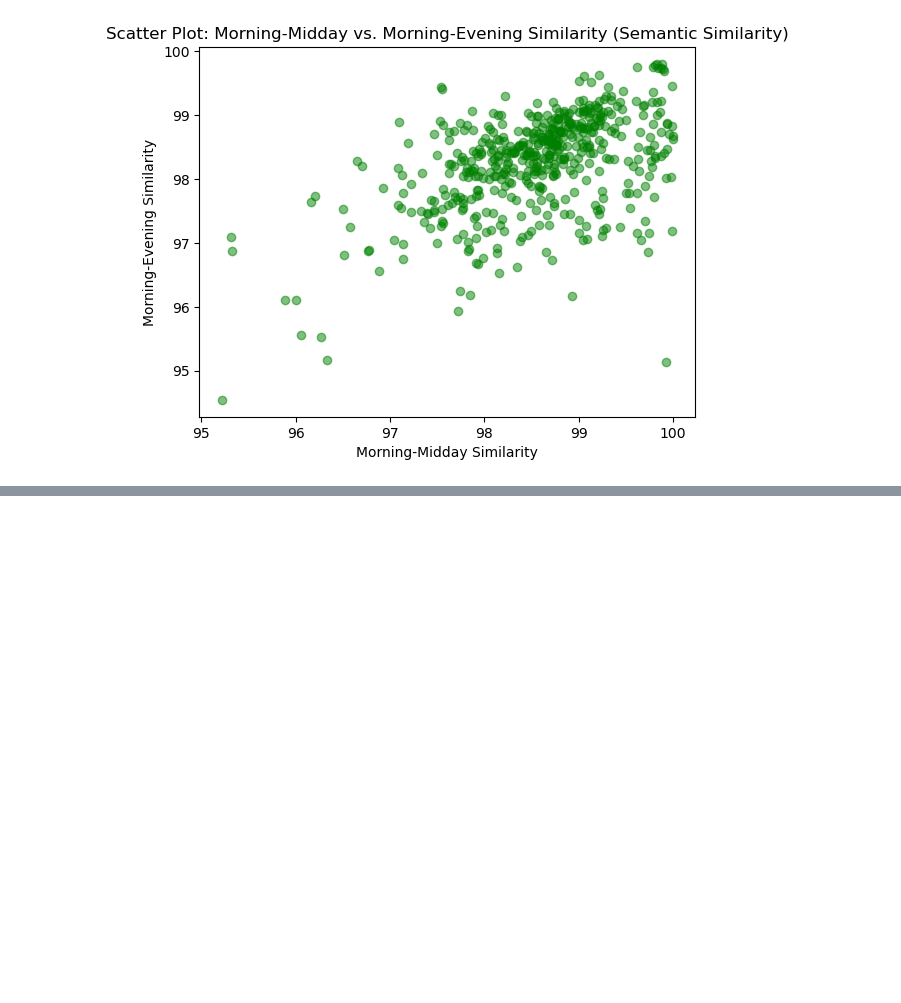
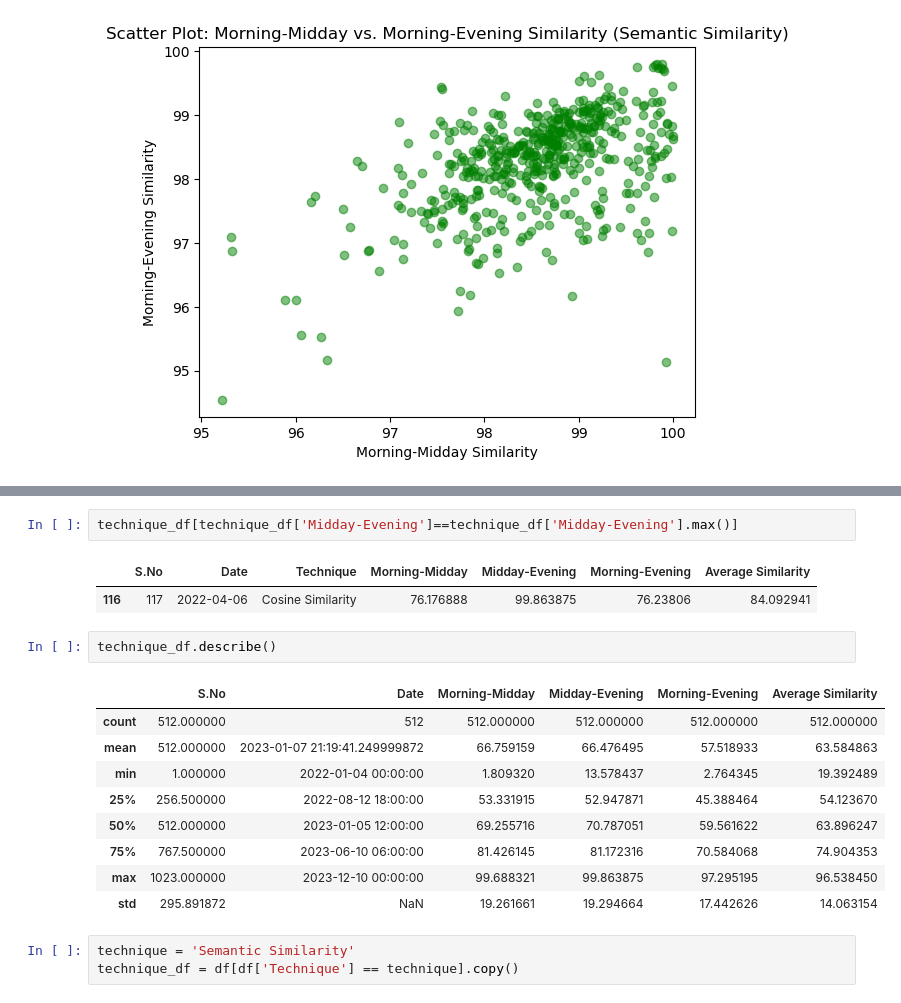
Before and after one commit to udayb3/Analysis-of-Daily-News-Bulletin, a Jupyter notebook: Graph/graph.ipynb, the cells around one changed output, grey strips where cells are left out. Cells and saved outputs as stored; diff of their text form; blank space fills up the shorter version.

```diff
--- a/Graph/graph.ipynb
+++ b/Graph/graph.ipynb
@@ -331,0 +388,20 @@ for target_time in ['Morning', 'Midday', 'Evening']:
+# %%
+technique_df[technique_df['Midday-Evening']==technique_df['Midday-Evening'].max()]
+# %% [output]
+|  | S.No | Date | Technique | Morning-Midday | Midday-Evening | Morning-Evening | Average Similarity |
+| 116 | 117 | 2022-04-06 | Cosine Similarity | 76.176888 | 99.863875 | 76.23806 | 84.092941 |
+# %%
+technique_df.describe()
+# %% [output]
+|  | S.No | Date | Morning-Midday | Midday-Evening | Morning-Evening | Average Similarity |
+| count | 512.000000 | 512 | 512.000000 | 512.000000 | 512.000000 | 512.000000 |
+| mean | 512.000000 | 2023-01-07 21:19:41.249999872 | 66.759159 | 66.476495 | 57.518933 | 63.584863 |
+| min | 1.000000 | 2022-01-04 00:00:00 | 1.809320 | 13.578437 | 2.764345 | 19.392489 |
+| 25% | 256.500000 | 2022-08-12 18:00:00 | 53.331915 | 52.947871 | 45.388464 | 54.123670 |
+| 50% | 512.000000 | 2023-01-05 12:00:00 | 69.255716 | 70.787051 | 59.561622 | 63.896247 |
+| 75% | 767.500000 | 2023-06-10 06:00:00 | 81.426145 | 81.172316 | 70.584068 | 74.904353 |
+| max | 1023.000000 | 2023-12-10 00:00:00 | 99.688321 | 99.863875 | 97.295195 | 96.538450 |
+| std | 295.891872 | NaN | 19.261661 | 19.294664 | 17.442626 | 14.063154 |
+# %%
+technique = 'Semantic Similarity'
+technique_df = df[df['Technique'] == technique].copy()
```
Also changed, not shown: parts of 14 cells of this notebook.
